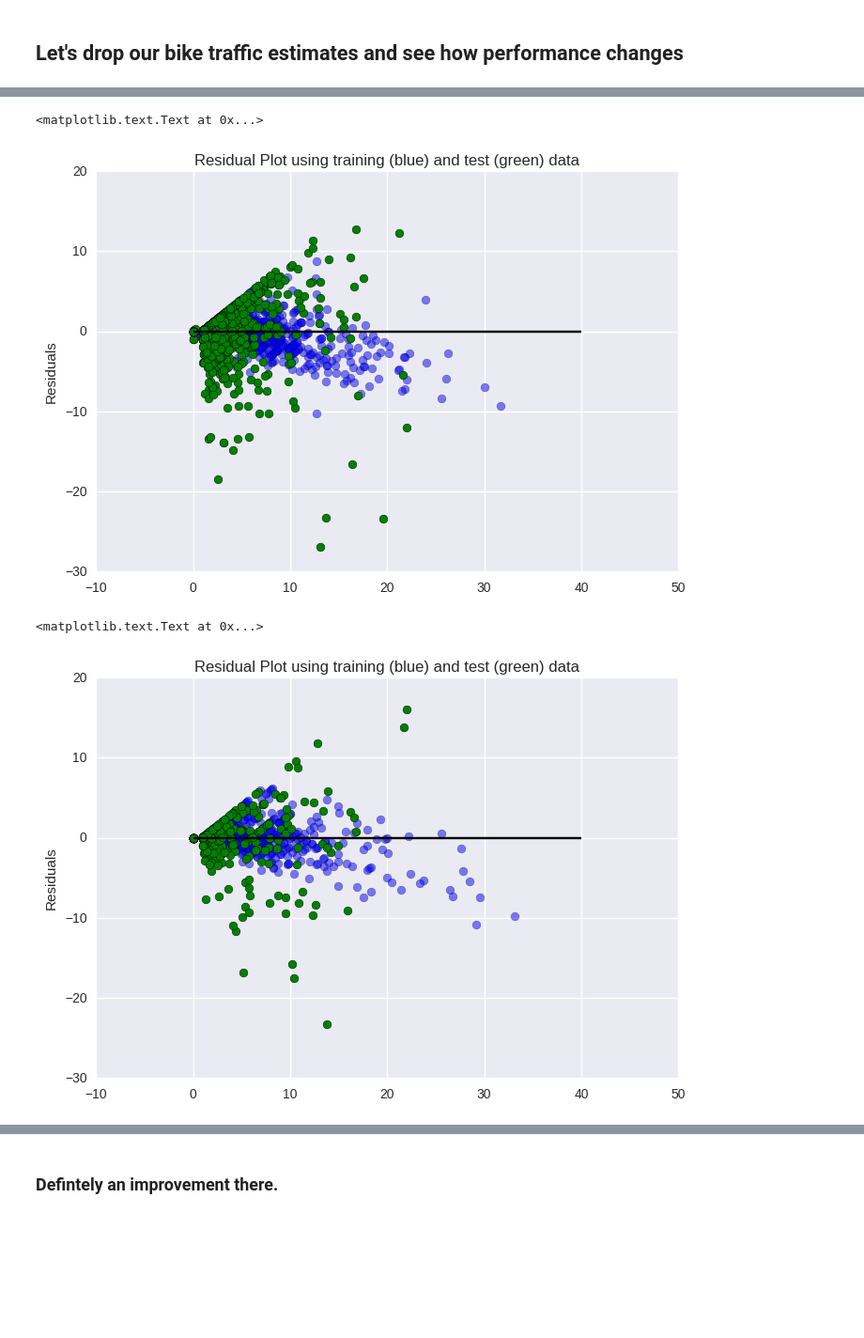
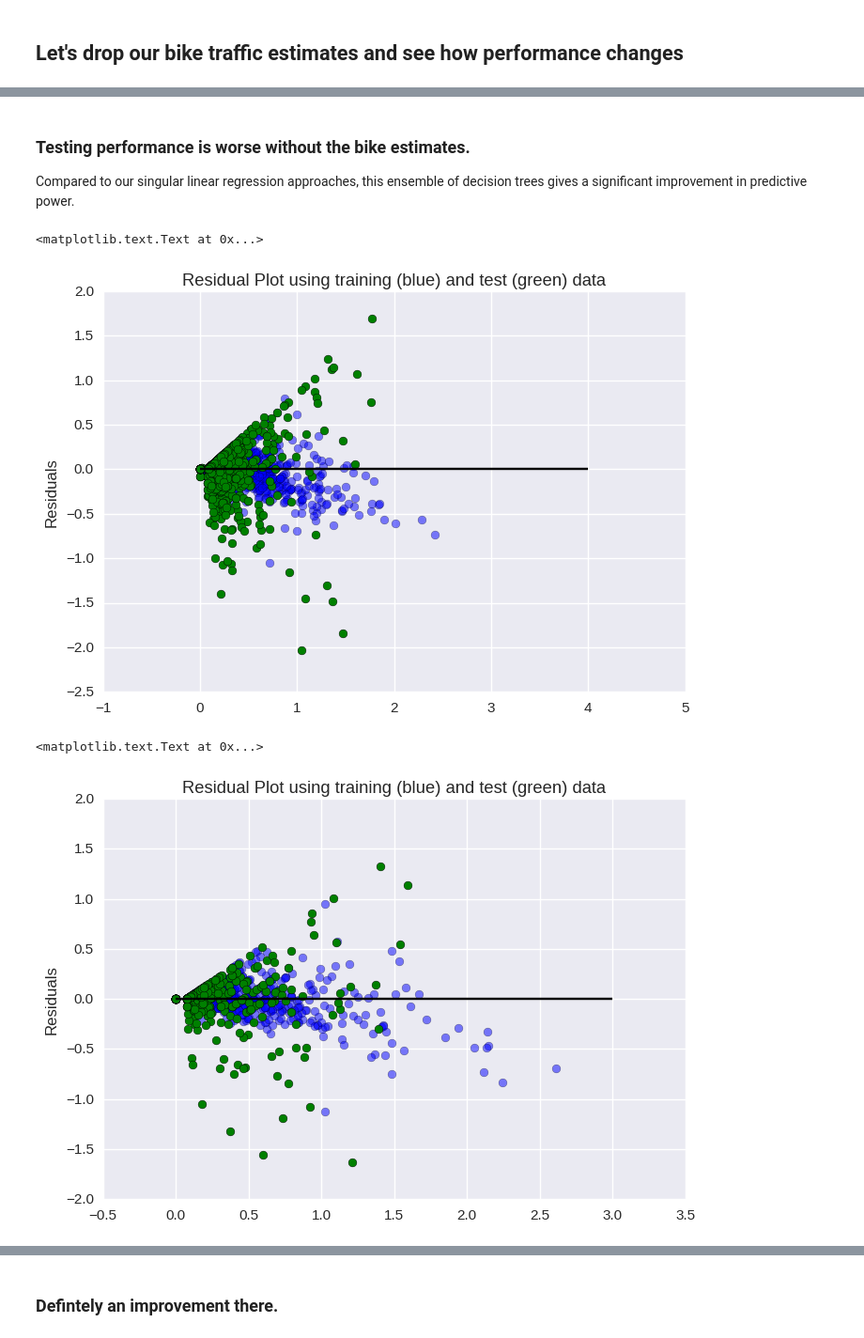
Before and after one commit to farfan92/SpringBoard-, a Jupyter notebook: CyclingProject.ipynb, the cells around one changed output, grey strips where cells are left out. Shown at 94% size. Saved outputs shown, nothing was run; the diff lists cells and outputs as text; code cells hidden in the pictures; blank space fills up the shorter version.

```diff
--- a/CyclingProject.ipynb
+++ b/CyclingProject.ipynb
@@ -1868,0 +1708,16 @@ Features sorted by their score:
+# %%
+Xrf = Xrf.drop(['road_class','control type'] , axis=1)
+Xrf_c = Xrf_c.drop(['road_class','control type'],axis =1)
+# %%
+from sklearn.model_selection import train_test_split
+Xc_train, Xc_test, Yc_train, Yc_test = train_test_split(Xrf_c, Yrf_priorRate_c, test_size=0.25, random_state = 5)
+print (Xc_train.shape)
+print (Xc_test.shape)
+print (Yc_train.shape)
+print (Yc_test.shape)
+
+X_train, X_test, Y_train, Y_test = train_test_split(Xrf, Yrf_priorRate, test_size=0.25, random_state = 5)
+print (X_train.shape)
+print (X_test.shape)
+print (Y_train.shape)
+print (Y_test.shape)
@@ -1886,7 +1783,0 @@ print (Y_test.shape)
-# %%
-from sklearn.model_selection import train_test_split
-X2c_train, X2c_test, Yc_train, Yc_test = train_test_split(Xc2, Yc_priorTotals, test_size=0.25, random_state = 9)
-print (X2c_train.shape)
-print (X2c_test.shape)
-print (Yc_train.shape)
-print (Yc_test.shape)
@@ -1911,10 +1802,0 @@ R^2 :  0.595916409159
-# %%
-from sklearn.ensemble import RandomForestRegressor
-from sklearn.metrics import r2_score
-rf_c= RandomForestRegressor(n_estimators = 200)
-rf_c.fit(X2c_train,Yc_train)
-r2_c = r2_score(Yc_test, rf_c.predict(X2c_test))
-mse = np.mean((Yc_test-rf_c.predict(X2c_test))**2)
-print('MSE : ',mse)
-
-print("R^2 : ", r2_c)
@@ -1956,20 +1821,24 @@ plt.legend(loc="lower right")
+# %% [markdown]
+### Testing performance is worse without the bike estimates.
+
+Compared to our singular linear regression approaches, this ensemble of decision trees gives a significant improvement in predictive power.
 # %%
 
 plt.scatter(rf.predict(X_train), rf.predict(X_train) - Y_train, c='b', s=40, alpha=0.5)
 plt.scatter(rf.predict(X_test), rf.predict(X_test) - Y_test, c='g', s=40)
-plt.hlines(y = 0, xmin=0, xmax = 40)
+plt.hlines(y = 0, xmin=0, xmax = 4)
 plt.title('Residual Plot using training (blue) and test (green) data')
 plt.ylabel('Residuals')
 # %% [output]
 <matplotlib.text.Text at 0x...>
-[figure, old version]
+[figure, new version]
 # %%
 
 plt.scatter(rf_c.predict(X2c_train), rf_c.predict(X2c_train) - Yc_train, c='b', s=40, alpha=0.5)
 plt.scatter(rf_c.predict(X2c_test), rf_c.predict(X2c_test) - Yc_test, c='g', s=40)
-plt.hlines(y = 0, xmin=0, xmax = 40)
+plt.hlines(y = 0, xmin=0, xmax = 3)
 plt.title('Residual Plot using training (blue) and test (green) data')
 plt.ylabel('Residuals')
 # %% [output]
 <matplotlib.text.Text at 0x...>
-[figure, old version]
+[figure, new version]
```
Also changed, not shown: parts of 154 cells of this notebook.
